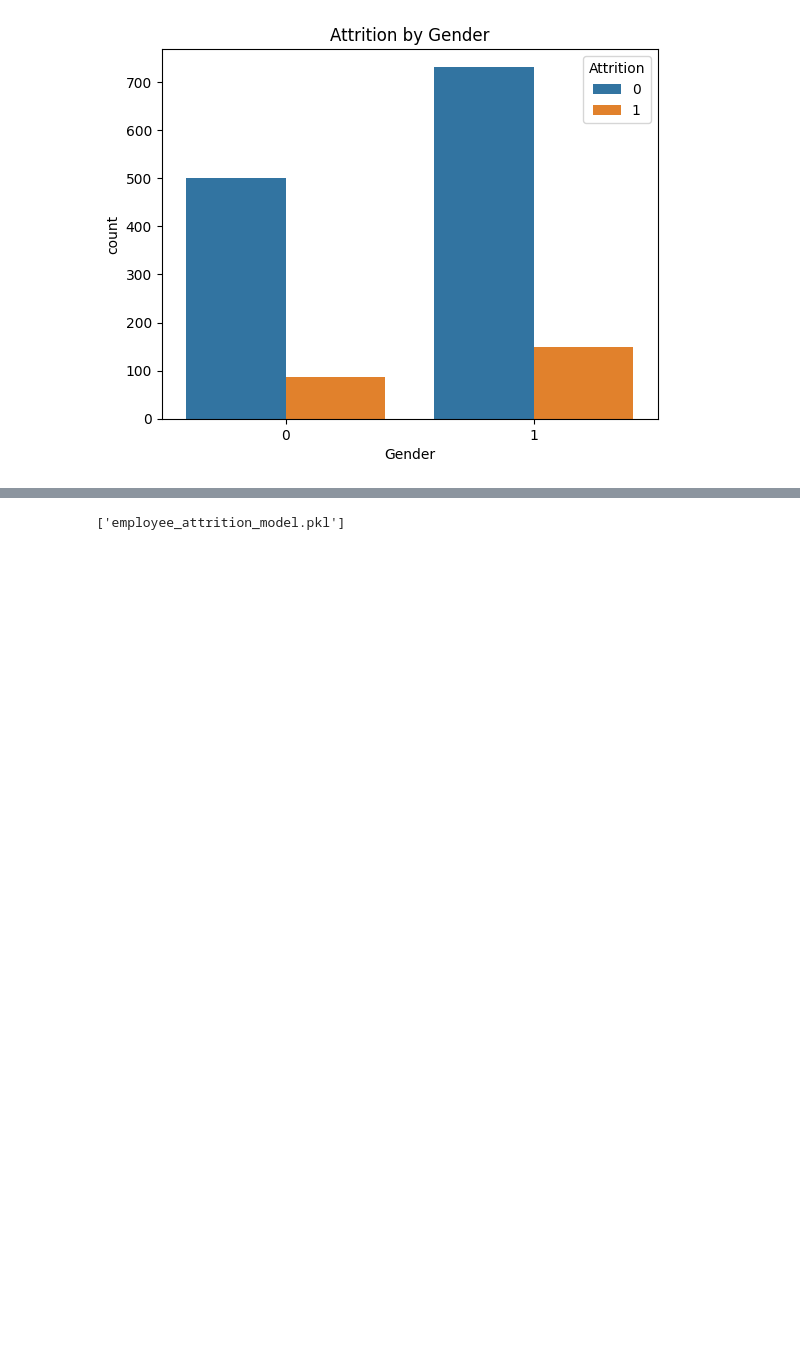
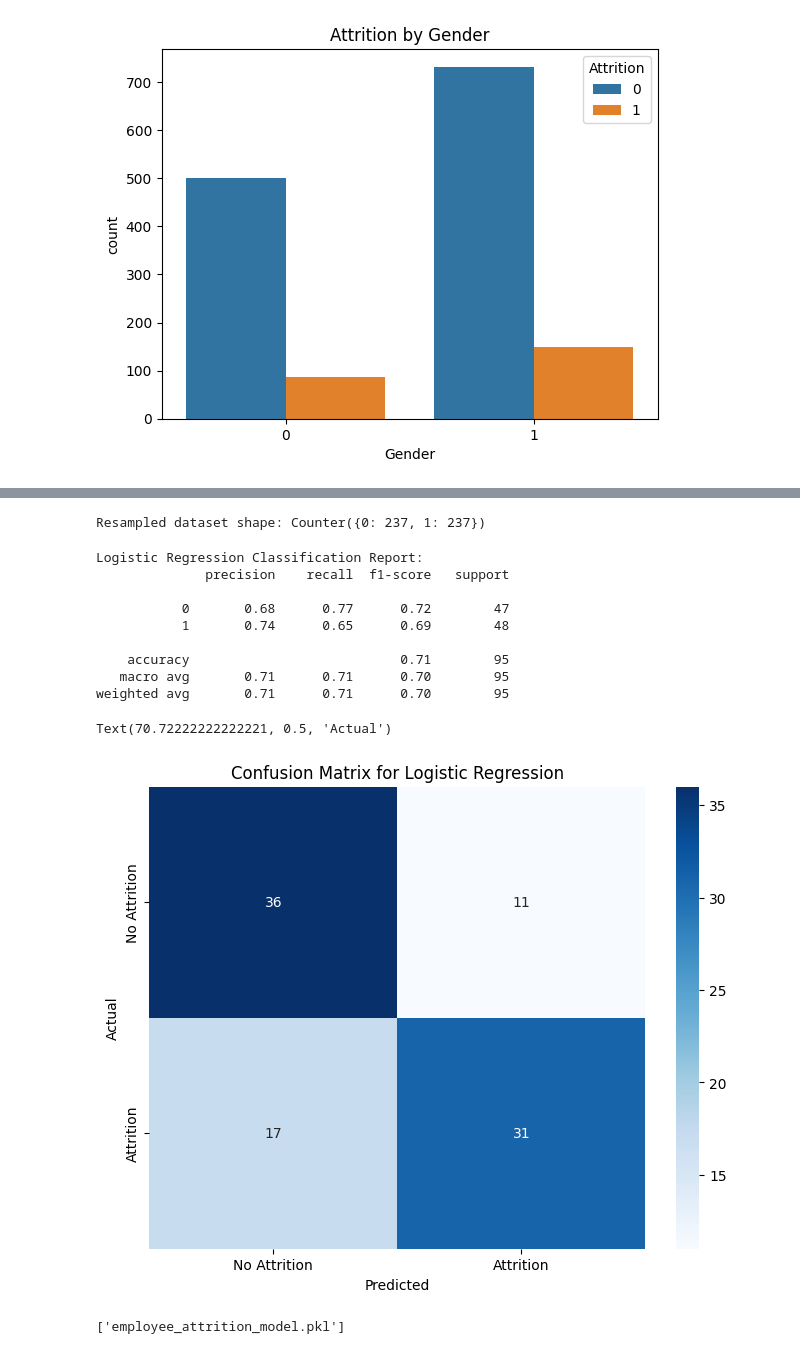
Before and after one commit to krisv8/Employee-Prediction, a Jupyter notebook: Project_Attrition.ipynb, the cells around one changed output, grey strips where cells are left out. Cells and saved outputs as stored; diff of their text form; code cells hidden in the pictures; blank space fills up the shorter version.

```diff
--- a/Project_Attrition.ipynb
+++ b/Project_Attrition.ipynb
@@ -193,3 +158,64 @@ Please also refer to the documentation for alternative solver options:
+# %%
+# 2. Feature Selection
+# Select features and target variable
+features = ['Age','Department', 'DistanceFromHome','EducationField','EnvironmentSatisfaction','Gender', 'JobRole','JobSatisfaction',
+            'MaritalStatus', 'MonthlyRate', 'NumCompaniesWorked', 'OverTime','PerformanceRating','TotalWorkingYears','PercentSalaryHike']
+target = 'Attrition'
+
+X = data[features]  # Features
+y = data[target]    # Target
+#Handle Imbalanced Data using Random Under Sampling
+rus = RandomUnderSampler(random_state=42)
+X_resampled, y_resampled = rus.fit_resample(X, y)
+# Print the number of samples in each class after resampling
+print("Resampled dataset shape:", Counter(y_resampled))
+
+
+#Split the data into training and testing sets
+X_train, X_test, y_train, y_test = train_test_split(X_resampled,y_resampled, test_size=0.2, random_state=42)
+#normalize the data for monthlt rate
+
+
+# 3. Data Normalization
+# Initialize MinMaxScaler
+scaler = MinMaxScaler()
+#Normalize the data for DailyRate MonthlyIncome MonthlyRate
+X_train[['Age','Department', 'DistanceFromHome','EducationField','EnvironmentSatisfaction', 'Gender', 'JobRole','JobSatisfaction',
+            'MaritalStatus', 'MonthlyRate', 'NumCompaniesWorked', 'OverTime','PerformanceRating','TotalWorkingYears','PercentSalaryHike']] = scaler.fit_transform(X_train[['Age','Department', 'DistanceFromHome','EducationField','EnvironmentSatisfaction','Gender', 'JobRole','JobSatisfaction',
+            'MaritalStatus', 'MonthlyRate', 'NumCompaniesWorked', 'OverTime', 'PerformanceRating','TotalWorkingYears','PercentSalaryHike']])
+
+X_test= scaler.transform(X_test)
+# %% [output]
+Resampled dataset shape: Counter({0: 237, 1: 237})
+# %%
+#LogisticRegression
+logistic_model = LogisticRegression()
+# Fit the model
+logistic_model.fit(X_train, y_train)
+# Make predictions
+y_pred = logistic_model.predict(X_test)
+# Evaluate the model
+print("Logistic Regression Classification Report:")
+print(classification_report(y_test, y_pred))
+# Confusion Matrix
+conf_matrix = confusion_matrix(y_test, y_pred)
+plt.figure(figsize=(8, 6))
+sns.heatmap(conf_matrix, annot=True, fmt='d', cmap='Blues', xticklabels=['No Attrition', 'Attrition'], yticklabels=['No Attrition', 'Attrition'])
+plt.title('Confusion Matrix for Logistic Regression')
+plt.xlabel('Predicted')
+plt.ylabel('Actual')
+# %% [output]
+Logistic Regression Classification Report:
+              precision    recall  f1-score   support
+
+           0       0.68      0.77      0.72        47
+           1       0.74      0.65      0.69        48
+
+    accuracy                           0.71        95
+   macro avg       0.71      0.71      0.70        95
+weighted avg       0.71      0.71      0.70        95
+Text(70.72222222222221, 0.5, 'Actual')
+[figure, added]
 # %%
 # 6. Save the Model
 
```
Also changed, not shown: parts of 26 cells of this notebook, 3 other files.
